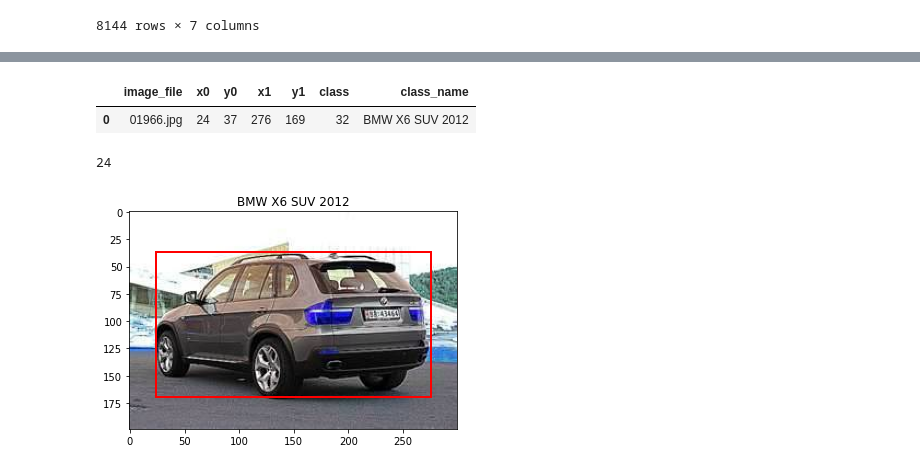
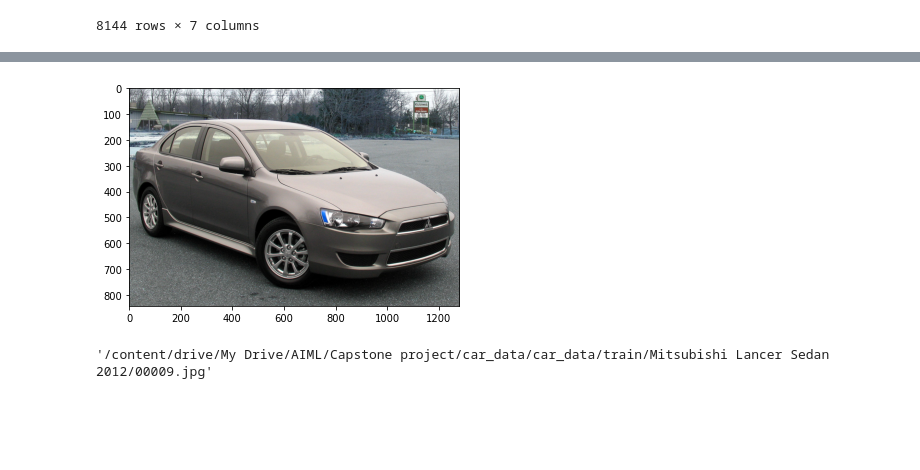
Before and after one commit to bamachrn/car-detection-cv2, a Jupyter notebook: car_detection.ipynb, the cells around one changed output, grey strips where cells are left out. Cells and saved outputs as stored; diff of their text form; code cells hidden in the pictures; blank space fills up the shorter version.

Commit message:
Added mapping of test and train data with image

```diff
--- a/car_detection.ipynb
+++ b/car_detection.ipynb
@@ -94,2 +112,4 @@ train_annotate
 # %%
 train_image_path = project_path+"car_data/car_data/train"
+train_image_list = get_image_file_list(train_image_path)
+train_annotate = map_image_metadata(train_image_path, train_annotate, train_image_list)
@@ -125,3 +115,0 @@ train_image_list
-# %%
-import cv2
-img = cv2.imread(train_image_path+"/"+train_image_list[2],1)
@@ -128,5 +130,8 @@ img = cv2.imread(train_image_path+"/"+train_image_list[2],1)
 # %%
-import matplotlib.pyplot as plt
-%matplotlib inline
-plt.imshow(img)
-plt.show()
+def show_image(metadata):
+  import cv2
+  img = cv2.imread(metadata['car_image_path'],1)
+  import matplotlib.pyplot as plt
+  %matplotlib inline
+  plt.imshow(img)
+  plt.show()
@@ -141,0 +156,3 @@ df.reset_index(drop=True, inplace=True)
+# %%
+df = train_annotate.iloc[8]
+df
@@ -142,27 +169,8 @@ df.reset_index(drop=True, inplace=True)
+# %%
+show_image(df)
+# %% [output]
+[figure, added]
 # %%
-df
+df['car_image_path']
 # %% [output]
-|  | image_file | x0 | y0 | x1 | y1 | class | class_name |
-| 0 | 01966.jpg | 24 | 37 | 276 | 169 | 32 | BMW X6 SUV 2012 |
+'/content/drive/My Drive/AIML/Capstone project/car_data/car_data/train/Mitsubishi Lancer Sedan 2012/00009.jpg'
-# %%
-df.x0.values[0]
-# %% [output]
-24
-# %%
-x0=df.x0.values[0]
-x1=df.x1.values[0]
-y0=df.y0.values[0]
-y1=df.y1.values[0]
-
-
-import matplotlib.patches as patches
-
-fig, ax = plt.subplots(1)
-ax.imshow(img)
-rect = patches.Rectangle((x0,y0), (x1-x0),(y1-y0),
-                         linewidth=2, edgecolor='r', facecolor='none')
-ax.add_patch(rect)
-plt.title(df.class_name.values[0])
-plt.show()
-# %% [output]
-[figure, removed]
```
Also changed, not shown: parts of 16 cells of this notebook.
